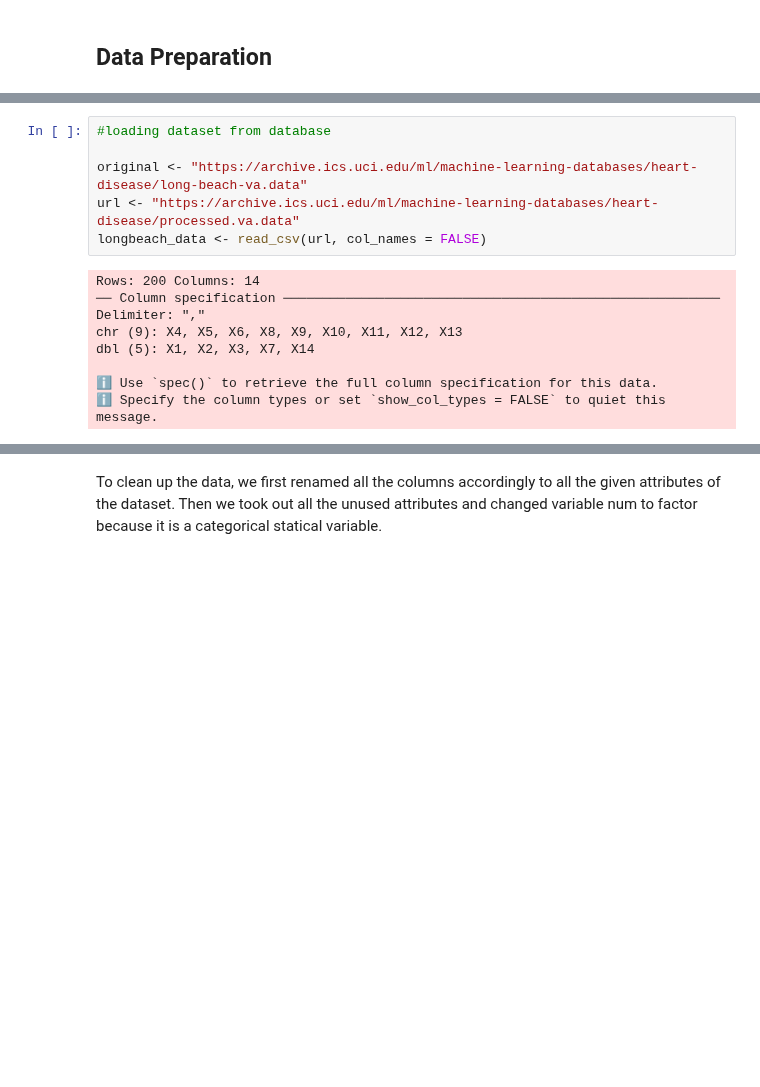
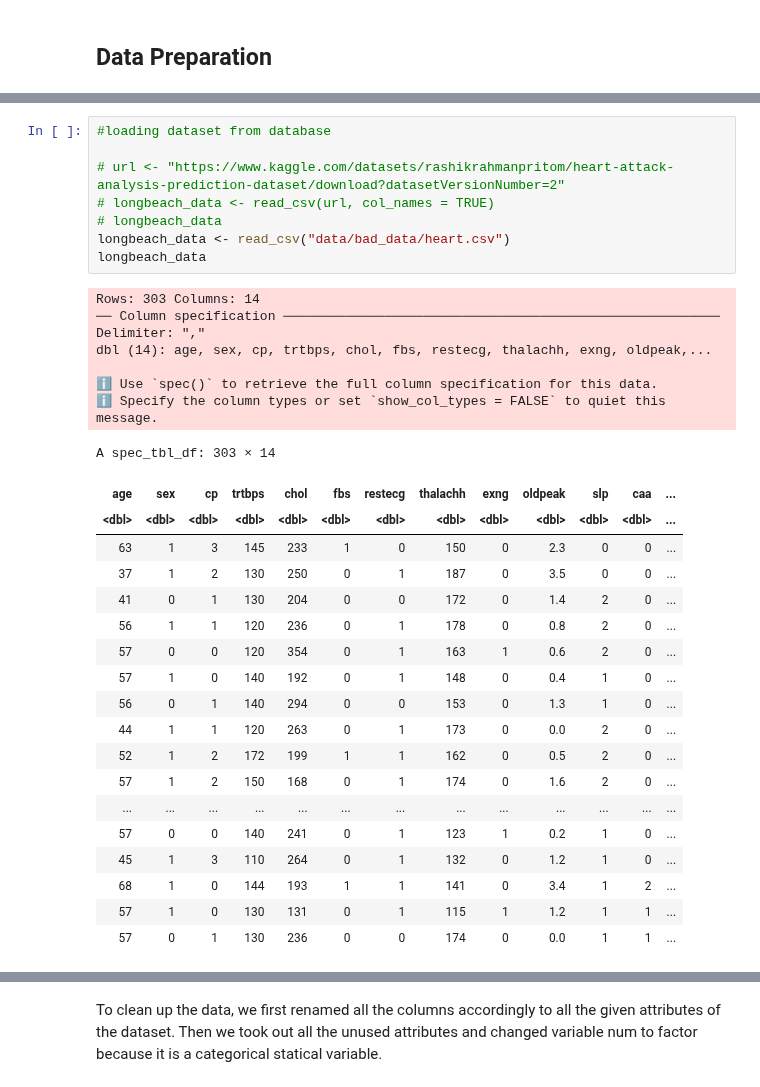
Before and after one commit to elshire7311/dsci100_group73, a Jupyter notebook: heart_analysis.ipynb, the cells around one changed output, grey strips where cells are left out. Cells and saved outputs as stored; diff of their text form; blank space fills up the shorter version.

Commit message:
did project arbitrary to see if dataset is good

```diff
--- a/heart_analysis.ipynb
+++ b/heart_analysis.ipynb
@@ -56,17 +56,37 @@ library(tidymodels)
 # %%
 #loading dataset from database
 
-original <- "https://archive.ics.uci.edu/ml/machine-learning-databases/heart-disease/long-beach-va.data"
-url <- "https://archive.ics.uci.edu/ml/machine-learning-databases/heart-disease/processed.va.data"
-longbeach_data <- read_csv(url, col_names = FALSE)
+# url <- "https://www.kaggle.com/datasets/rashikrahmanpritom/heart-attack-analysis-prediction-dataset/download?datasetVersionNumber=2"
+# longbeach_data <- read_csv(url, col_names = TRUE)
+# longbeach_data
+longbeach_data <- read_csv("data/bad_data/heart.csv")
+longbeach_data
 # %% [output]
-Rows: 200 Columns: 14
+Rows: 303 Columns: 14
 ── Column specification ────────────────────────────────────────────────────────
 Delimiter: ","
-chr (9): X4, X5, X6, X8, X9, X10, X11, X12, X13
-dbl (5): X1, X2, X3, X7, X14
+dbl (14): age, sex, cp, trtbps, chol, fbs, restecg, thalachh, exng, oldpeak,...
 
 ℹ Use `spec()` to retrieve the full column specification for this data.
 ℹ Specify the column types or set `show_col_types = FALSE` to quiet this message.
+A spec_tbl_df: 303 × 14
+| age | sex | cp | trtbps | chol | fbs | restecg | thalachh | exng | oldpeak | slp | caa | ... |
+| <dbl> | <dbl> | <dbl> | <dbl> | <dbl> | <dbl> | <dbl> | <dbl> | <dbl> | <dbl> | <dbl> | <dbl> | ... |
+| 63 | 1 | 3 | 145 | 233 | 1 | 0 | 150 | 0 | 2.3 | 0 | 0 | ... |
+| 37 | 1 | 2 | 130 | 250 | 0 | 1 | 187 | 0 | 3.5 | 0 | 0 | ... |
+| 41 | 0 | 1 | 130 | 204 | 0 | 0 | 172 | 0 | 1.4 | 2 | 0 | ... |
+| 56 | 1 | 1 | 120 | 236 | 0 | 1 | 178 | 0 | 0.8 | 2 | 0 | ... |
+| 57 | 0 | 0 | 120 | 354 | 0 | 1 | 163 | 1 | 0.6 | 2 | 0 | ... |
+| 57 | 1 | 0 | 140 | 192 | 0 | 1 | 148 | 0 | 0.4 | 1 | 0 | ... |
+| 56 | 0 | 1 | 140 | 294 | 0 | 0 | 153 | 0 | 1.3 | 1 | 0 | ... |
+| 44 | 1 | 1 | 120 | 263 | 0 | 1 | 173 | 0 | 0.0 | 2 | 0 | ... |
+| 52 | 1 | 2 | 172 | 199 | 1 | 1 | 162 | 0 | 0.5 | 2 | 0 | ... |
+| 57 | 1 | 2 | 150 | 168 | 0 | 1 | 174 | 0 | 1.6 | 2 | 0 | ... |
+| ... | ... | ... | ... | ... | ... | ... | ... | ... | ... | ... | ... | ... |
+| 57 | 0 | 0 | 140 | 241 | 0 | 1 | 123 | 1 | 0.2 | 1 | 0 | ... |
+| 45 | 1 | 3 | 110 | 264 | 0 | 1 | 132 | 0 | 1.2 | 1 | 0 | ... |
+| 68 | 1 | 0 | 144 | 193 | 1 | 1 | 141 | 0 | 3.4 | 1 | 2 | ... |
+| 57 | 1 | 0 | 130 | 131 | 0 | 1 | 115 | 1 | 1.2 | 1 | 1 | ... |
+| 57 | 0 | 1 | 130 | 236 | 0 | 0 | 174 | 0 | 0.0 | 1 | 1 | ... |
 # %%
 #renaming data frame's column names accordingly
```
Also changed, not shown: parts of 9 cells of this notebook.
